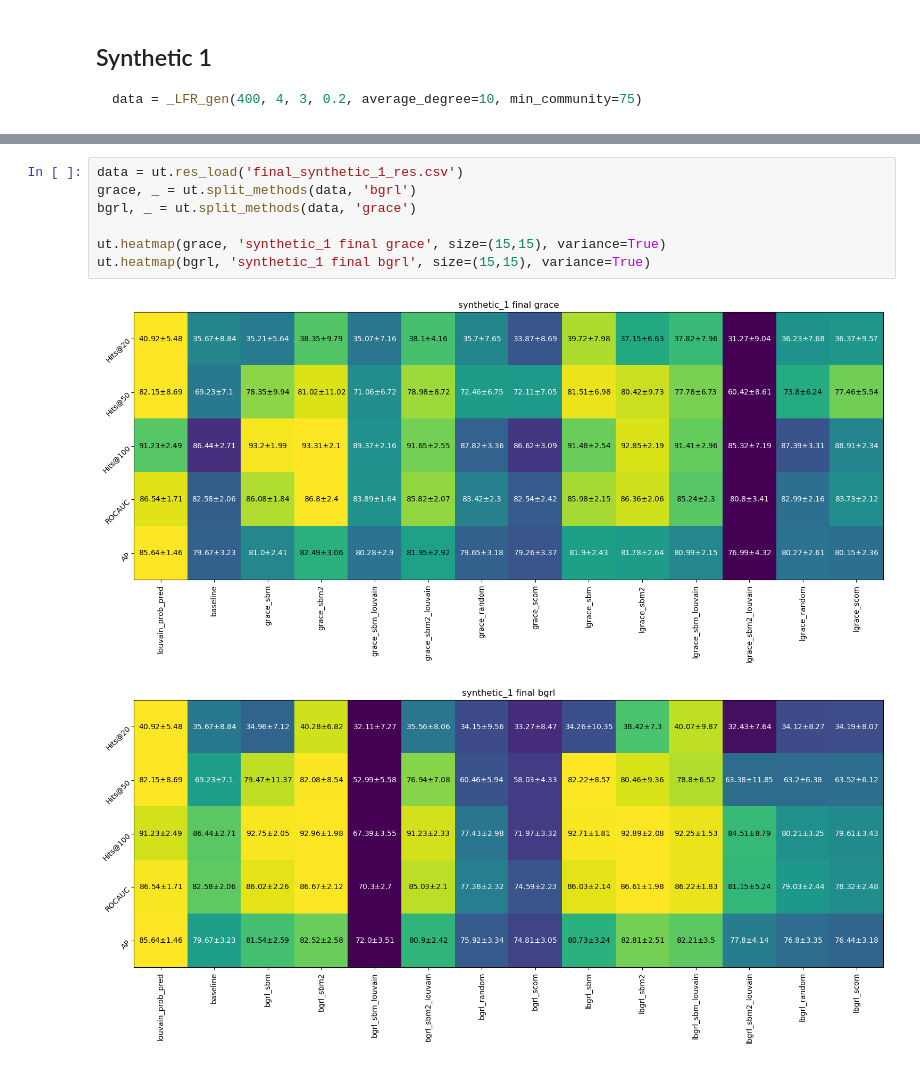
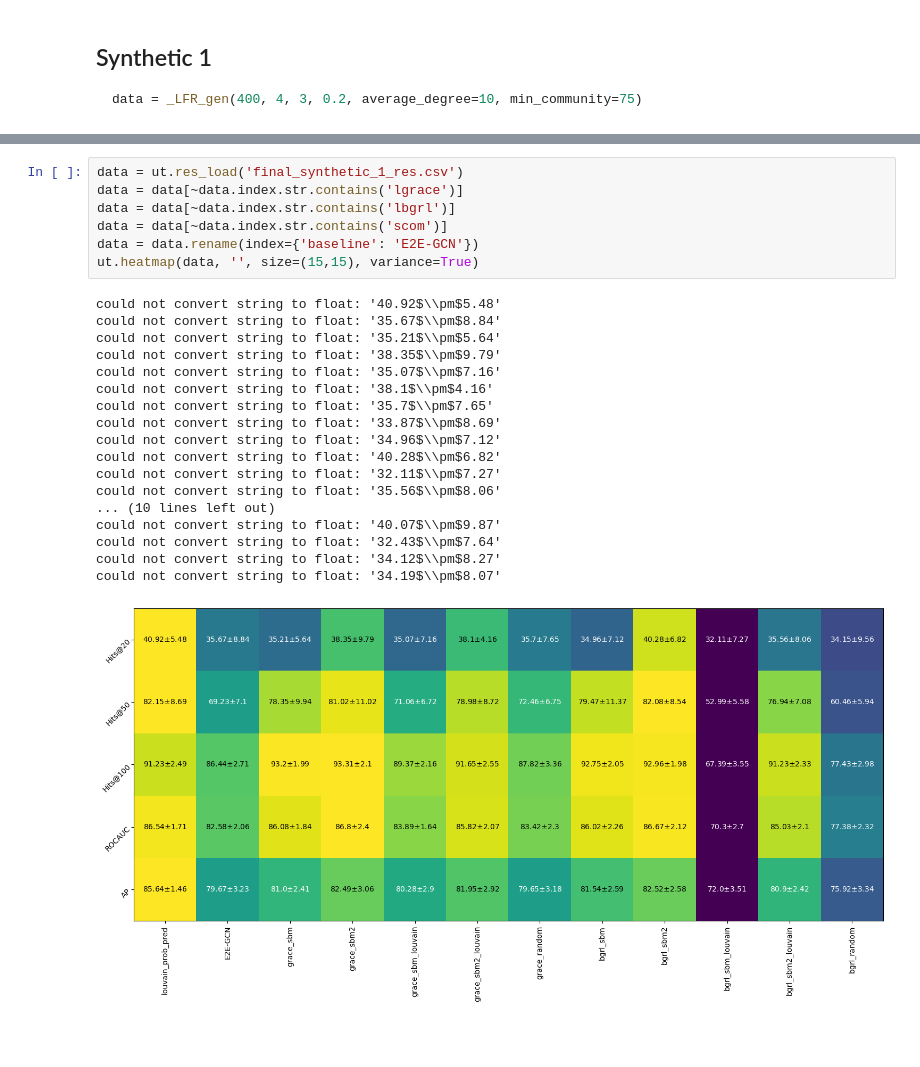
Before and after one commit to valentincuzin/GCL-Link-Prediction, a Jupyter notebook: New/output/synthetic_analysis.ipynb, the cells around one changed output, grey strips where cells are left out. Saved outputs shown, nothing was run; the diff lists cells and outputs as text; blank space fills up the shorter version.

```diff
--- a/New/output/synthetic_analysis.ipynb
+++ b/New/output/synthetic_analysis.ipynb
@@ -10,12 +52,28 @@ data = _LFR_gen(400, 4, 3, 0.2, average_degree=10, min_community=75)
 # %%
 data = ut.res_load('final_synthetic_1_res.csv')
-grace, _ = ut.split_methods(data, 'bgrl')
-bgrl, _ = ut.split_methods(data, 'grace')
-
-ut.heatmap(grace, 'synthetic_1 final grace', size=(15,15), variance=True)
-ut.heatmap(bgrl, 'synthetic_1 final bgrl', size=(15,15), variance=True)
+data = data[~data.index.str.contains('lgrace')]
+data = data[~data.index.str.contains('lbgrl')]
+data = data[~data.index.str.contains('scom')]
+data = data.rename(index={'baseline': 'E2E-GCN'})
+ut.heatmap(data, '', size=(15,15), variance=True)
 # %% [output]
+could not convert string to float: '40.92$\\pm$5.48'
+could not convert string to float: '35.67$\\pm$8.84'
+could not convert string to float: '35.21$\\pm$5.64'
+could not convert string to float: '38.35$\\pm$9.79'
+could not convert string to float: '35.07$\\pm$7.16'
+could not convert string to float: '38.1$\\pm$4.16'
+could not convert string to float: '35.7$\\pm$7.65'
+could not convert string to float: '33.87$\\pm$8.69'
+could not convert string to float: '34.96$\\pm$7.12'
+could not convert string to float: '40.28$\\pm$6.82'
+could not convert string to float: '32.11$\\pm$7.27'
+could not convert string to float: '35.56$\\pm$8.06'
+... (10 lines left out)
+could not convert string to float: '40.07$\\pm$9.87'
+could not convert string to float: '32.43$\\pm$7.64'
+could not convert string to float: '34.12$\\pm$8.27'
+could not convert string to float: '34.19$\\pm$8.07'
-[figure, old version]
+[figure, new version]
-[figure, removed]
 # %%
 data = ut.res_load('final_synthetic_2_res.csv')
```
Also changed, not shown: parts of 3 cells of this notebook, 1 other file.
